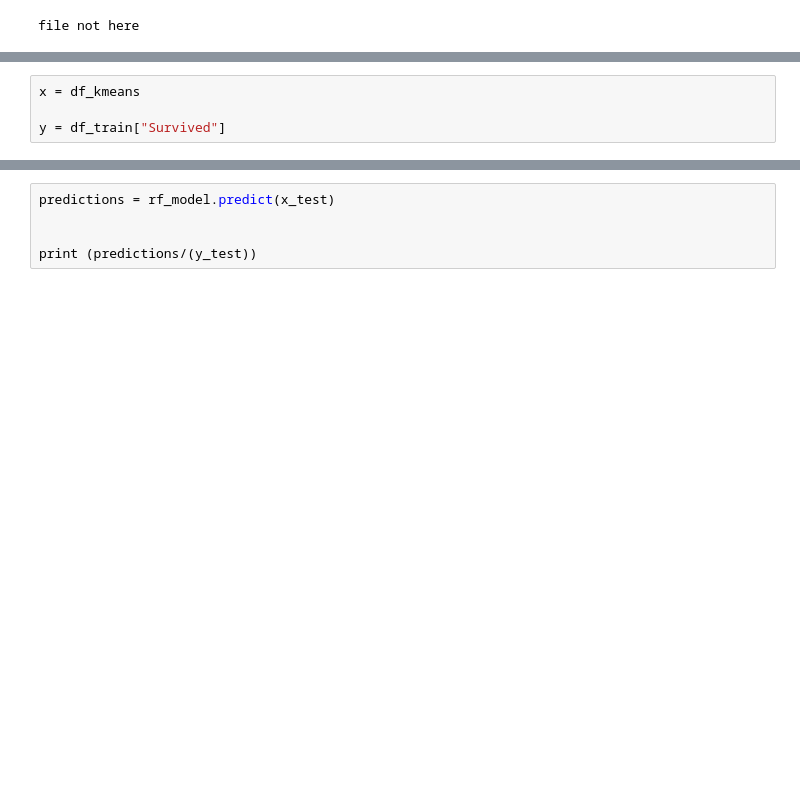
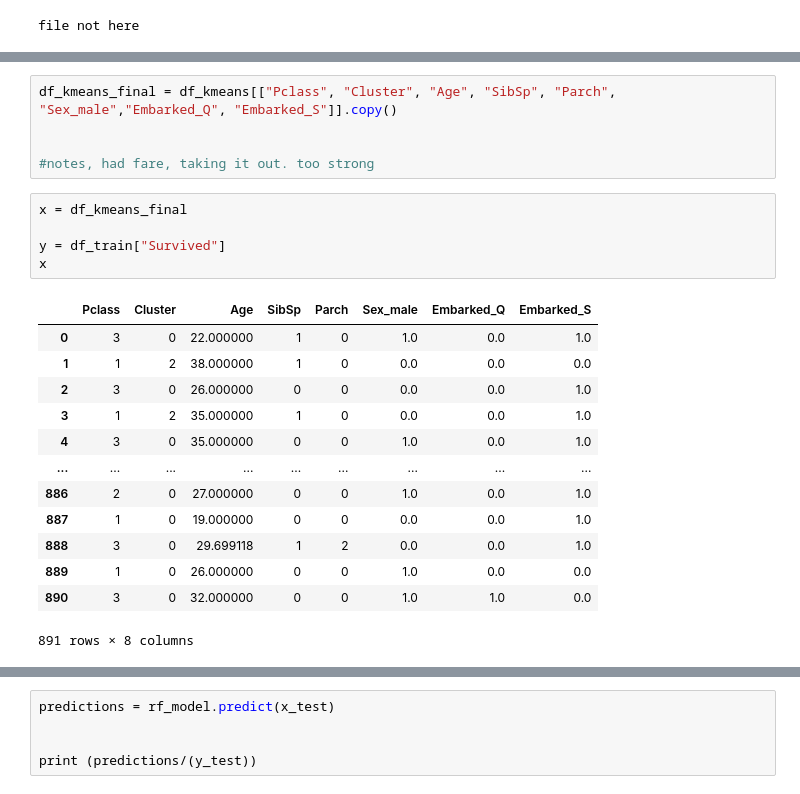
Before and after one commit to Yodazon/Kaggle, a Jupyter notebook: Titanic_Project/titanic_randomForest_KMeans.ipynb, the cells around one changed output, grey strips where cells are left out. Cells and saved outputs as stored; diff of their text form; blank space fills up the shorter version.

```diff
--- a/Titanic_Project/titanic_randomForest_KMeans.ipynb
+++ b/Titanic_Project/titanic_randomForest_KMeans.ipynb
@@ -79,5 +88,25 @@ df_kmeans.head(10)
+# %%
+df_kmeans_final = df_kmeans[["Pclass", "Cluster", "Age", "SibSp", "Parch", "Sex_male","Embarked_Q", "Embarked_S"]].copy()
+
+
+#notes, had fare, taking it out. too strong
 # %%
-x = df_kmeans
+x = df_kmeans_final
 
 y = df_train["Survived"]
+x
+# %% [output]
+|  | Pclass | Cluster | Age | SibSp | Parch | Sex_male | Embarked_Q | Embarked_S |
+| 0 | 3 | 0 | 22.000000 | 1 | 0 | 1.0 | 0.0 | 1.0 |
+| 1 | 1 | 2 | 38.000000 | 1 | 0 | 0.0 | 0.0 | 0.0 |
+| 2 | 3 | 0 | 26.000000 | 0 | 0 | 0.0 | 0.0 | 1.0 |
+| 3 | 1 | 2 | 35.000000 | 1 | 0 | 0.0 | 0.0 | 1.0 |
+| 4 | 3 | 0 | 35.000000 | 0 | 0 | 1.0 | 0.0 | 1.0 |
+| ... | ... | ... | ... | ... | ... | ... | ... | ... |
+| 886 | 2 | 0 | 27.000000 | 0 | 0 | 1.0 | 0.0 | 1.0 |
+| 887 | 1 | 0 | 19.000000 | 0 | 0 | 0.0 | 0.0 | 1.0 |
+| 888 | 3 | 0 | 29.699118 | 1 | 2 | 0.0 | 0.0 | 1.0 |
+| 889 | 1 | 0 | 26.000000 | 0 | 0 | 1.0 | 0.0 | 0.0 |
+| 890 | 3 | 0 | 32.000000 | 0 | 0 | 1.0 | 1.0 | 0.0 |
+891 rows × 8 columns
 # %%
```
Also changed, not shown: parts of 15 cells of this notebook.
